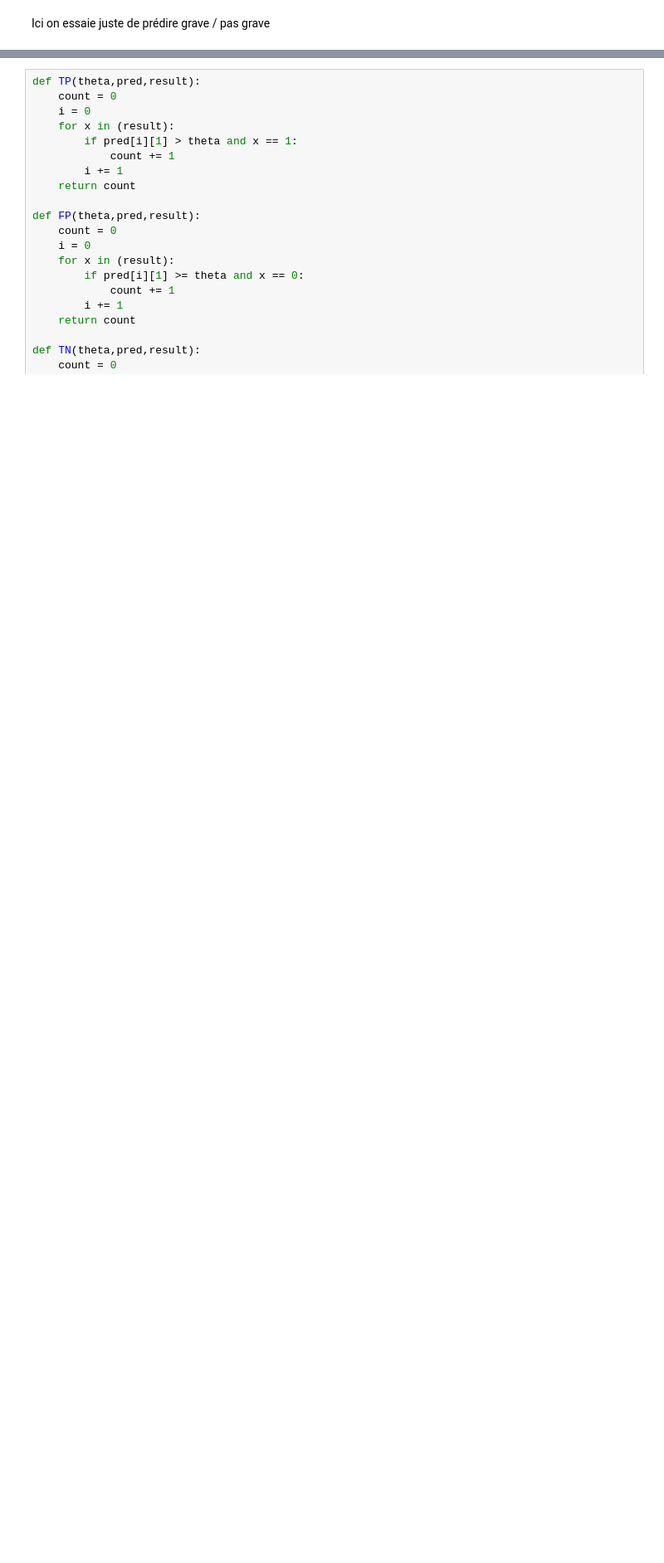
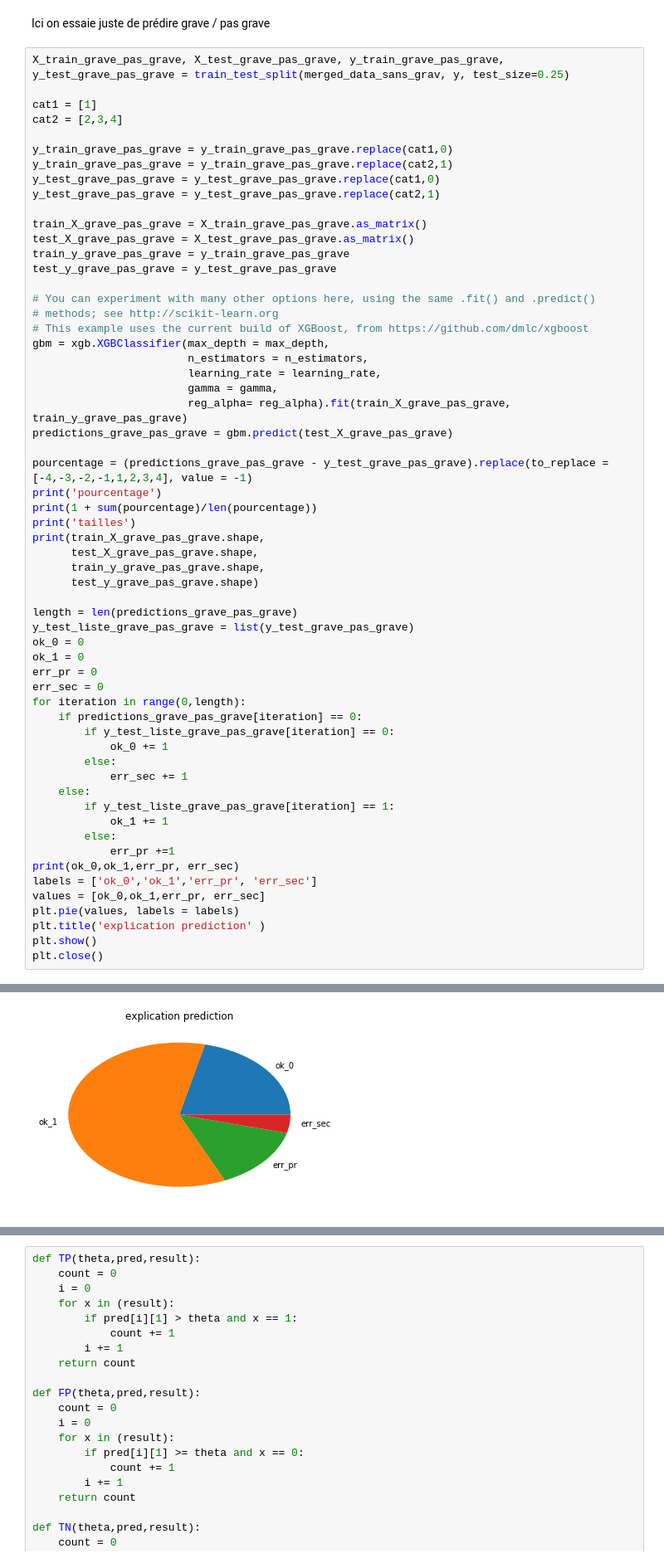
Before and after one commit to LRobergeon/TP_AccidentsRouteLyon, a Jupyter notebook: code/code_paulo_lolo.ipynb, the cells around one changed output, grey strips where cells are left out. Shown at 83% size. Drawn from its saved outputs; the diff is of its cells as text; blank space fills up the shorter version.

```diff
--- a/code/code_paulo_lolo.ipynb
+++ b/code/code_paulo_lolo.ipynb
@@ -211,2 +160,62 @@ print(1 + sum(pourcentage)/len(pourcentage))
 # %% [markdown]
 Ici on essaie juste de prédire grave / pas grave
+# %%
+X_train_grave_pas_grave, X_test_grave_pas_grave, y_train_grave_pas_grave, y_test_grave_pas_grave = train_test_split(merged_data_sans_grav, y, test_size=0.25)
+
+cat1 = [1]
+cat2 = [2,3,4]
+
+y_train_grave_pas_grave = y_train_grave_pas_grave.replace(cat1,0)
+y_train_grave_pas_grave = y_train_grave_pas_grave.replace(cat2,1)
+y_test_grave_pas_grave = y_test_grave_pas_grave.replace(cat1,0)
+y_test_grave_pas_grave = y_test_grave_pas_grave.replace(cat2,1)
+
+train_X_grave_pas_grave = X_train_grave_pas_grave.as_matrix()
+test_X_grave_pas_grave = X_test_grave_pas_grave.as_matrix()
+train_y_grave_pas_grave = y_train_grave_pas_grave
+test_y_grave_pas_grave = y_test_grave_pas_grave
+
+# You can experiment with many other options here, using the same .fit() and .predict()
+# methods; see http://scikit-learn.org
+# This example uses the current build of XGBoost, from https://github.com/dmlc/xgboost
+gbm = xgb.XGBClassifier(max_depth = max_depth,
+                        n_estimators = n_estimators,
+                        learning_rate = learning_rate,
+                        gamma = gamma,
+                        reg_alpha= reg_alpha).fit(train_X_grave_pas_grave, train_y_grave_pas_grave)
+predictions_grave_pas_grave = gbm.predict(test_X_grave_pas_grave)
+
+pourcentage = (predictions_grave_pas_grave - y_test_grave_pas_grave).replace(to_replace = [-4,-3,-2,-1,1,2,3,4], value = -1)
+print('pourcentage')
+print(1 + sum(pourcentage)/len(pourcentage))
+print('tailles')
+print(train_X_grave_pas_grave.shape,
+      test_X_grave_pas_grave.shape,
+      train_y_grave_pas_grave.shape,
+      test_y_grave_pas_grave.shape)
+
+length = len(predictions_grave_pas_grave)
+y_test_liste_grave_pas_grave = list(y_test_grave_pas_grave)
+ok_0 = 0
+ok_1 = 0
+err_pr = 0
+err_sec = 0
+for iteration in range(0,length):
+    if predictions_grave_pas_grave[iteration] == 0:
+        if y_test_liste_grave_pas_grave[iteration] == 0:
+            ok_0 += 1
+        else:
+            err_sec += 1
+    else:
+        if y_test_liste_grave_pas_grave[iteration] == 1:
+            ok_1 += 1
+        else:
+            err_pr +=1
+print(ok_0,ok_1,err_pr, err_sec)
+labels = ['ok_0','ok_1','err_pr', 'err_sec']
+values = [ok_0,ok_1,err_pr, err_sec]
+plt.pie(values, labels = labels)
+plt.title('explication prediction' )
+plt.show()
+plt.close()
+# %% [output]
@@ -213 +227,2 @@ Ici on essaie juste de prédire grave / pas grave
+[figure, added]
 # %%
```
Also changed, not shown: parts of 16 cells of this notebook.
